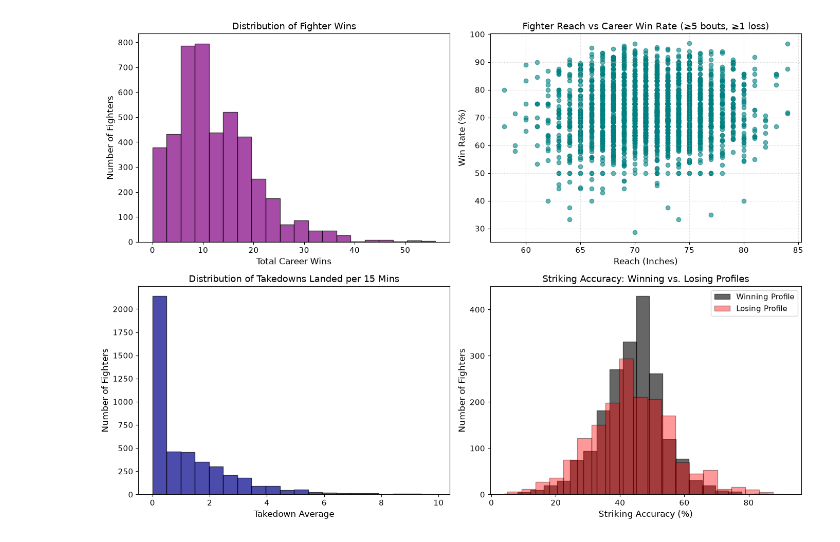
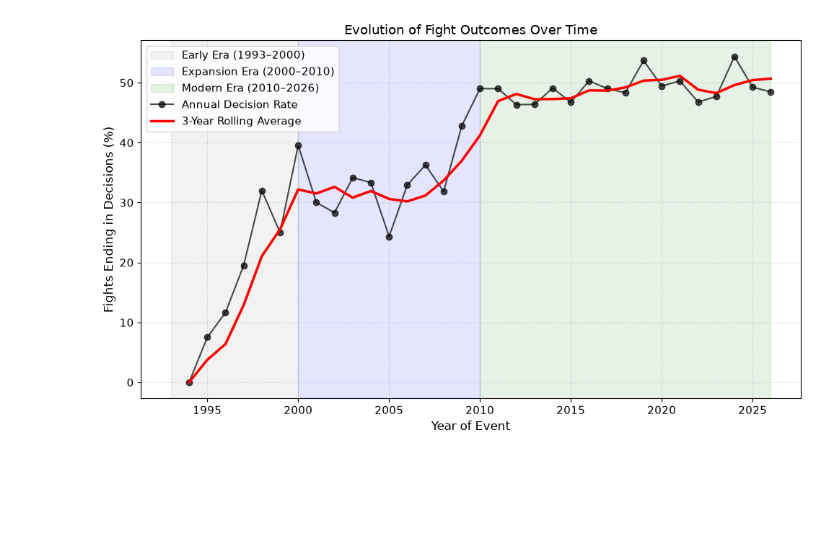
Before and after one commit to Tpate33/cs418-ufc-fight-analysis, a Jupyter notebook: eda.ipynb, the cells around one changed output. Saved outputs shown, nothing was run; the diff lists cells and outputs as text; code cells hidden in the pictures; blank space fills up the shorter version.

Commit message:
Fixed eda.ipynb to include plots that will help with findings + established 1st finding

```diff
--- a/eda.ipynb
+++ b/eda.ipynb
@@ -191,53 +198,45 @@ shape: (9, 3)
 # %%
-import matplotlib.pyplot as plt
-import polars as pl
+# Plot 4: Evolution of Fight Outcomes Over Time (Polars rolling mean + era shading)
+fig, ax = plt.subplots(figsize=(10, 6))
 
-plt.rcParams.update({'font.size': 11, 'axes.labelsize': 12, 'axes.titlesize': 13})
 
-fig1, axes_grid = plt.subplots(2, 2, figsize=(14, 10))
-axes = axes_grid.flatten()
+timeline_df = (
+    df2.filter(pl.col("fight_year").is_not_null())
+    .group_by("fight_year")
+    .agg([
+        pl.len().alias("total_fights"),
+        (pl.col("method").filter(pl.col("method").str.contains("Decision")).len() / pl.len() * 100).alias("decision_pct")
+    ])
+    .sort("fight_year")
+)
 
-# Plot 1: Wins Density
-wins_data = df.filter(pl.col("wins") < 60)["wins"].to_list()
-axes[0].hist(wins_data, bins=20, color="purple", edgecolor="black", alpha=0.7)
-axes[0].set_title("Distribution of Fighter Wins")
-axes[0].set_xlabel("Total Career Wins")
-axes[0].set_ylabel("Number of Fighters")
 
-# Plot 2: Reach
-reach_win_data = df.filter(
-    (pl.col("reach").is_not_null()) &
-    (pl.col("wins") + pl.col("losses") + pl.col("draws") >= 5) &  # At least 5 bouts
-    (pl.col("losses") >= 1)  # At least 1 loss to avoid 100% win rate noise
-).select(["reach", "win_rate"]).drop_nulls()
+years = timeline_df["fight_year"].to_list()
+dec_pct = timeline_df["decision_pct"].to_list()
 
-axes[1].scatter(reach_win_data["reach"], reach_win_data["win_rate"], alpha=0.6, color="teal")
-axes[1].set_title("Fighter Reach vs Career Win Rate (≥5 bouts, ≥1 loss)")
-axes[1].set_xlabel("Reach (Inches)")
-axes[1].set_ylabel("Win Rate (%)")
-axes[1].grid(True, linestyle=":", alpha=0.6)
 
-# Plot 3: Wrestling Takedowns
-td_data = df.filter(pl.col("td_avg") < 10)["td_avg"].to_list()
-axes[2].hist(td_data, bins=20, color="darkblue", edgecolor="black", alpha=0.7)
-axes[2].set_title("Distribution of Takedowns Landed per 15 Mins")
-axes[2].set_xlabel("Takedown Average")
-axes[2].set_ylabel("Number of Fighters")
+# 3-year rolling average
+rolling_avg = (
+    pl.Series(dec_pct)
+    .rolling_mean(window_size=3, min_samples=1)
+    .to_list()
+)
 
-# Plot 4: Striking Accuracy
-valid_stats = df.filter((pl.col("str_acc") > 0) & (pl.col("str_acc") < 100))
-median_wins = df["wins"].median()
-high_winners = valid_stats.filter(pl.col("wins") > median_wins)["str_acc"].to_list()
-low_winners = valid_stats.filter(pl.col("wins") <= median_wins)["str_acc"].to_list()
 
-axes[3].hist(high_winners, bins=20, color="black", edgecolor="black", alpha=0.6, label="Winning Profile")
-axes[3].hist(low_winners, bins=20, color="red", edgecolor="black", alpha=0.4, label="Losing Profile")
-axes[3].set_title("Striking Accuracy: Winning vs. Losing Profiles")
-axes[3].set_xlabel("Striking Accuracy (%)")
-axes[3].set_ylabel("Number of Fighters")
-axes[3].legend()
+# Shaded eras
+ax.axvspan(1993, 2000, alpha=0.1, color='gray', label='Early Era (1993–2000)')
+ax.axvspan(2000, 2010, alpha=0.1, color='blue', label='Expansion Era (2000–2010)')
+ax.axvspan(2010, 2026, alpha=0.1, color='green', label='Modern Era (2010–2026)')
 
+
+ax.plot(years, dec_pct, color="black", marker="o", linewidth=1.5, label="Annual Decision Rate", alpha=0.7)
+ax.plot(years, rolling_avg, color="red", linewidth=2.5, label="3-Year Rolling Average")
+ax.set_title("Evolution of Fight Outcomes Over Time")
+ax.set_xlabel("Year of Event")
+ax.set_ylabel("Fights Ending in Decisions (%)")
+ax.grid(True, linestyle=":", alpha=0.6)
+ax.legend(loc="upper left")
 plt.tight_layout()
 plt.show()
 # %% [output]
-[figure, old version]
+[figure, new version]
```
Also changed, not shown: parts of 9 cells of this notebook, 5 other files.
